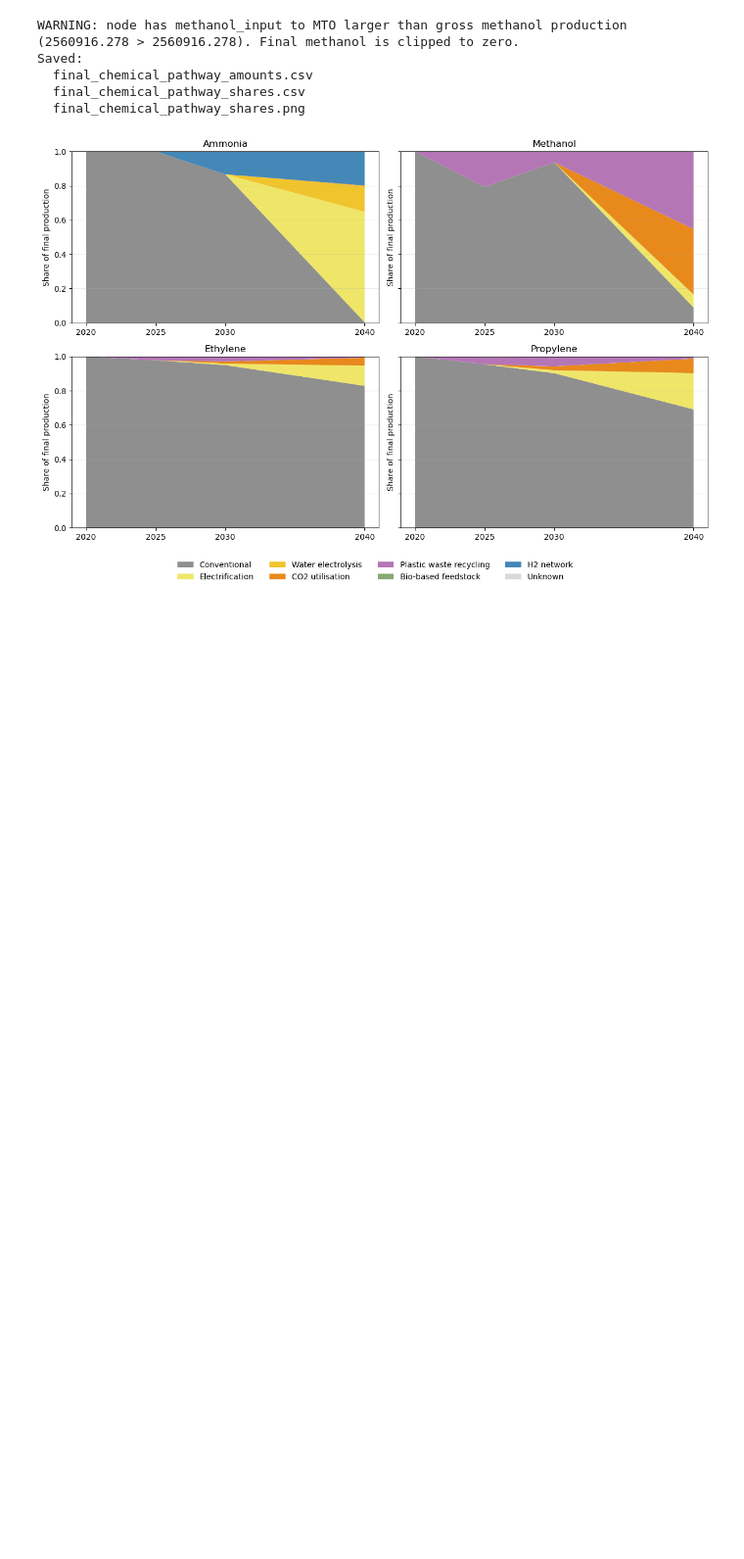
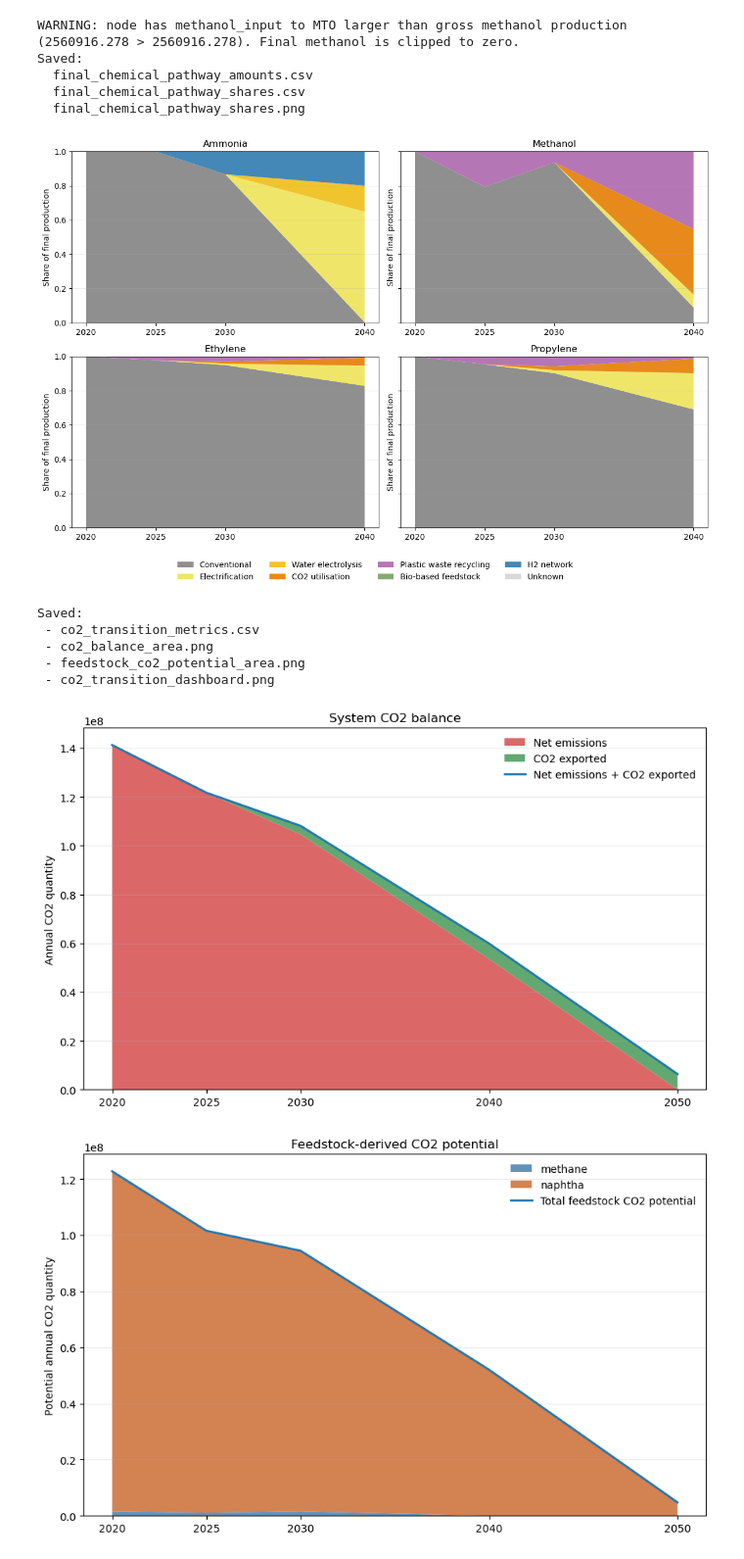
Before and after one commit to AlessandroMagnino/AdOpT-NET0_my, a Jupyter notebook: output_analysers/h5_reader.ipynb, the cells around one changed output. Shown at 98% size. Drawn from its saved outputs; the diff is of its cells as text; code cells hidden in the pictures; blank space fills up the shorter version.

```diff
--- a/output_analysers/h5_reader.ipynb
+++ b/output_analysers/h5_reader.ipynb
@@ -2433,6 +2433,19 @@ def sort_years(values):
             return str(v)
     return sorted(values, key=key)
 
+def _to_scalar(x):
+    """HDF5 dataset -> python scalar, decodes bytes."""
+    if isinstance(x, (bytes, bytearray)):
+        return x.decode("utf-8")
+    if isinstance(x, np.generic):
+        v = x.item()
+        return v.decode("utf-8") if isinstance(v, (bytes, bytearray)) else v
+    x = np.asarray(x)
+    if x.shape == () or x.size == 1:
+        v = x.reshape(-1)[0].item()
+        return v.decode("utf-8") if isinstance(v, (bytes, bytearray)) else v
+    return x
+
 
 # -----------------------------------------------------------------------------
 # Core extraction
@@ -2455,17 +2468,19 @@ def extract_period_metrics(h5_path: str | Path) -> list[dict]:
                     factors = np.asarray(h5["k_means_specs"][period]["factors"][()], dtype=float)
 
             # 1) Net emissions from technology_operation
-            emissions_pos = 0.0
-            emissions_neg = 0.0
-            for node in tech_root[period].keys():
-                for technology in tech_root[period][node].keys():
-                    tech_group = tech_root[period][node][technology]
-                    if "emissions_pos" in tech_group:
-                        emissions_pos += annualize_dataset(tech_group["emissions_pos"], factors)
-                    if "emissions_neg" in tech_group:
-                        emissions_neg += annualize_dataset(tech_group["emissions_neg"], factors)
+            # emissions_pos = 0.0
+            # emissions_neg = 0.0
+            # for node in tech_root[period].keys():
+            #     for technology in tech_root[period][node].keys():
+            #         tech_group = tech_root[period][node][technology]
+            #         if "emissions_pos" in tech_group:
+            #             emissions_pos += annualize_dataset(tech_group["emissions_pos"], factors)
+            #         if "emissions_neg" in tech_group:
+            #             emissions_neg += annualize_dataset(tech_group["emissions_neg"], factors)
 
-            net_emissions = emissions_pos - emissions_neg
+            emissions_pos = float(_to_scalar(h5["summary"]["emissions_pos"]))
+            emissions_neg = float(_to_scalar(h5["summary"]["emissions_neg"]))
+            net_emissions = float(_to_scalar(h5['summary']['emissions_net']))
 
             # 2) CO2 exported outside the system boundary from energy_balance
             co2_export = 0.0
@@ -2700,35 +2715,43 @@ def plot_combined_dashboard(
 
     fig.tight_layout()
     # fig.savefig(output_path, dpi=300, bbox_inches="tight")
     return fig
 
 
 if __name__ == "__main__":
     # Example input list. The year is inferred from the parent folder.
     h5_files = [
-        r"output/2020/optimization_results.h5",
-        r"output/2025/optimization_results.h5",
-        r"output/2030/optimization_results.h5",
-        r"output/2040/optimization_results.h5",
-        r"output/2050/optimization_results.h5",
+        r"output/base_case/2020/optimization_results.h5",
+        r"output/base_case/2025/optimization_results.h5",
+        r"output/base_case/2030/optimization_results.h5",
+        r"output/base_case/2040/optimization_results.h5",
+        r"output/base_case/2050/optimization_results.h5",
     ]
 
     # Keep only files that actually exist so the example block does not fail.
     h5_files = [Path(p) for p in h5_files if Path(p).exists()]
 
     if not h5_files:
         print("No H5 files found. Update 'h5_files' in the __main__ block.")
         raise SystemExit(0)
 
     metrics_df = analyze_h5_files(h5_files)
     # metrics_df.to_csv("co2_transition_metrics.csv", index=False)
 
     plot_co2_balance(metrics_df, "co2_balance_area.png")
     plot_feedstock_potential(metrics_df, "feedstock_co2_potential_area.png")
     plot_combined_dashboard(metrics_df, "co2_transition_dashboard.png")
 
     print("Saved:")
     print(" - co2_transition_metrics.csv")
     print(" - co2_balance_area.png")
     print(" - feedstock_co2_potential_area.png")
     print(" - co2_transition_dashboard.png")
+# %% [output]
+Saved:
+ - co2_transition_metrics.csv
+ - co2_balance_area.png
+ - feedstock_co2_potential_area.png
+ - co2_transition_dashboard.png
+[figure, added]
+[figure, added]
```
Also changed, not shown: parts of 1 cell of this notebook, 4 other files.
